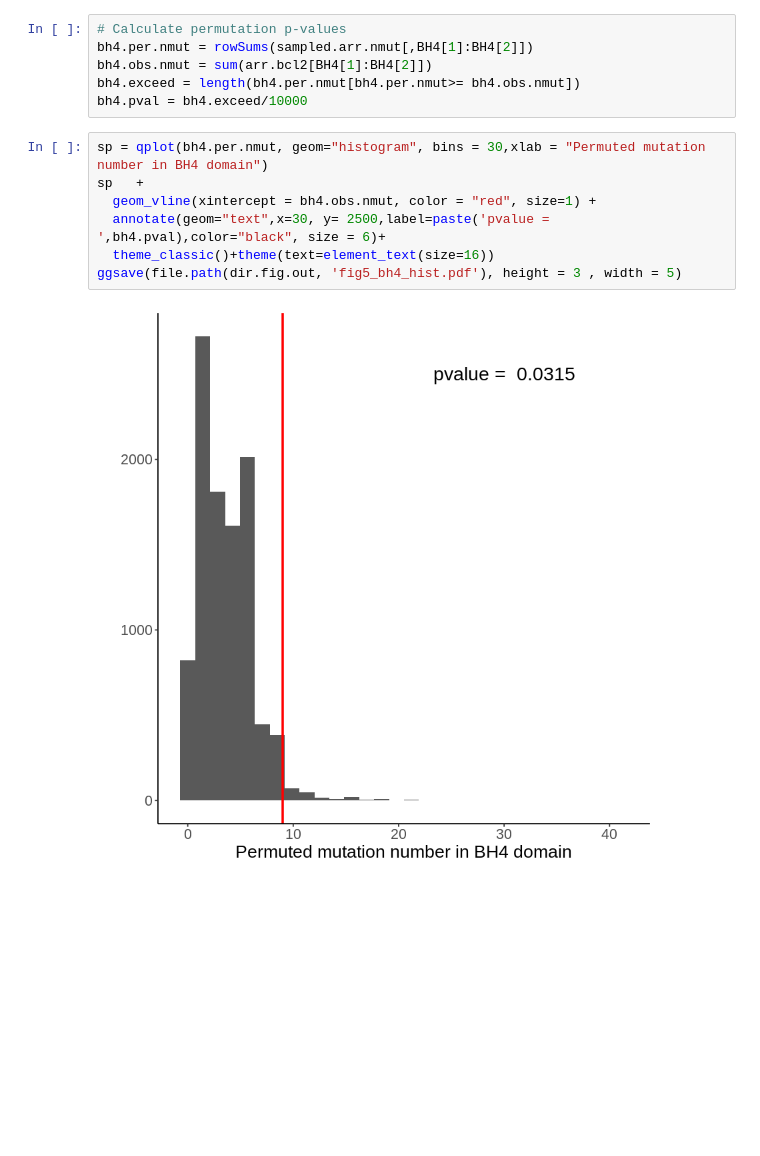
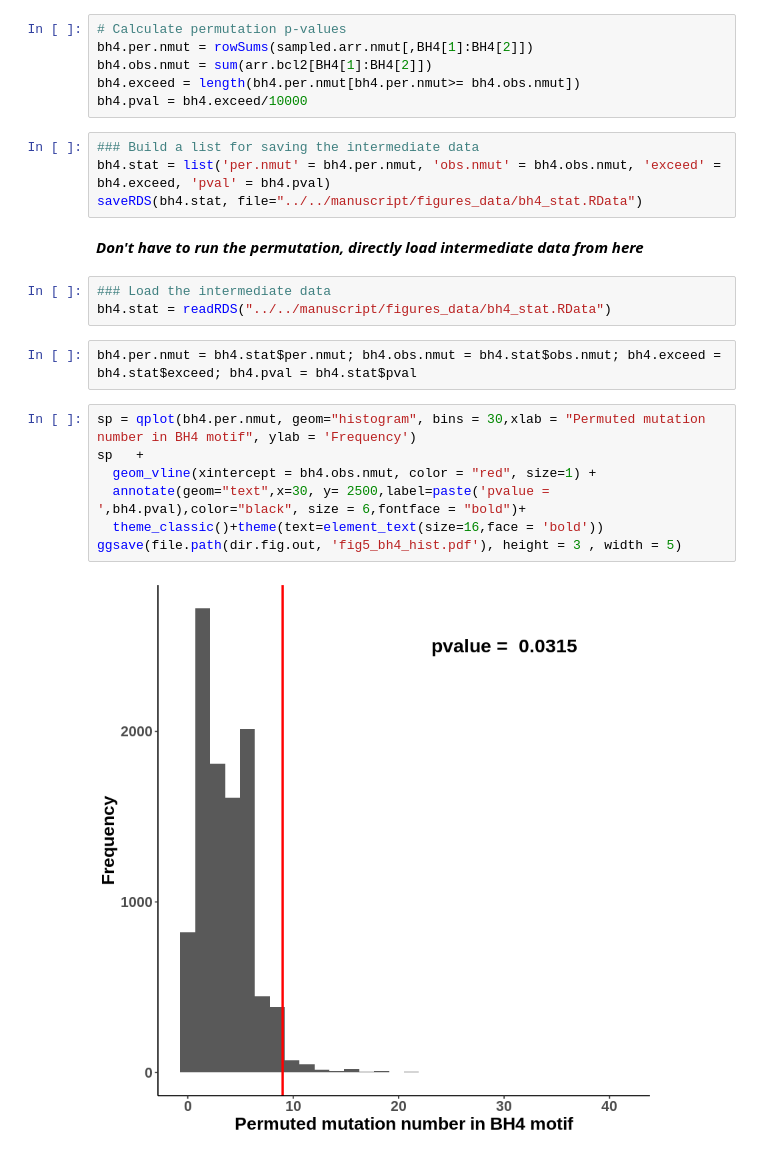
Before and after one commit to ryy1221/MutSigCVsyn, a Jupyter notebook: notebook/06-BCL2-enrichment.ipynb, the cells around one changed output. Drawn from its saved outputs; the diff is of its cells as text; blank space fills up the shorter version.

```diff
--- a/notebook/06-BCL2-enrichment.ipynb
+++ b/notebook/06-BCL2-enrichment.ipynb
@@ -90,15 +90,26 @@ bh4.per.nmut = rowSums(sampled.arr.nmut[,BH4[1]:BH4[2]])
 bh4.obs.nmut = sum(arr.bcl2[BH4[1]:BH4[2]])
 bh4.exceed = length(bh4.per.nmut[bh4.per.nmut>= bh4.obs.nmut])
 bh4.pval = bh4.exceed/10000
+# %%
+### Build a list for saving the intermediate data
+bh4.stat = list('per.nmut' = bh4.per.nmut, 'obs.nmut' = bh4.obs.nmut, 'exceed' = bh4.exceed, 'pval' = bh4.pval)
+saveRDS(bh4.stat, file="../../manuscript/figures_data/bh4_stat.RData")
+# %% [markdown]
+***Don't have to run the permutation, directly load intermediate data from here***
+# %%
+### Load the intermediate data
+bh4.stat = readRDS("../../manuscript/figures_data/bh4_stat.RData")
+# %%
+bh4.per.nmut = bh4.stat$per.nmut; bh4.obs.nmut = bh4.stat$obs.nmut; bh4.exceed = bh4.stat$exceed; bh4.pval = bh4.stat$pval
 # %%
-sp = qplot(bh4.per.nmut, geom="histogram", bins = 30,xlab = "Permuted mutation number in BH4 domain")
+sp = qplot(bh4.per.nmut, geom="histogram", bins = 30,xlab = "Permuted mutation number in BH4 motif", ylab = 'Frequency')
 sp   +
   geom_vline(xintercept = bh4.obs.nmut, color = "red", size=1) +
-  annotate(geom="text",x=30, y= 2500,label=paste('pvalue = ',bh4.pval),color="black", size = 6)+
-  theme_classic()+theme(text=element_text(size=16))
+  annotate(geom="text",x=30, y= 2500,label=paste('pvalue = ',bh4.pval),color="black", size = 6,fontface = "bold")+
+  theme_classic()+theme(text=element_text(size=16,face = 'bold'))
 ggsave(file.path(dir.fig.out, 'fig5_bh4_hist.pdf'), height = 3 , width = 5)
 # %% [output]
-[figure, old version]
+[figure, new version]
 # %%
 #------------------------------------------------------
 # For lollipop plot
```
Also changed, not shown: parts of 3 cells of this notebook, 16 other files.
